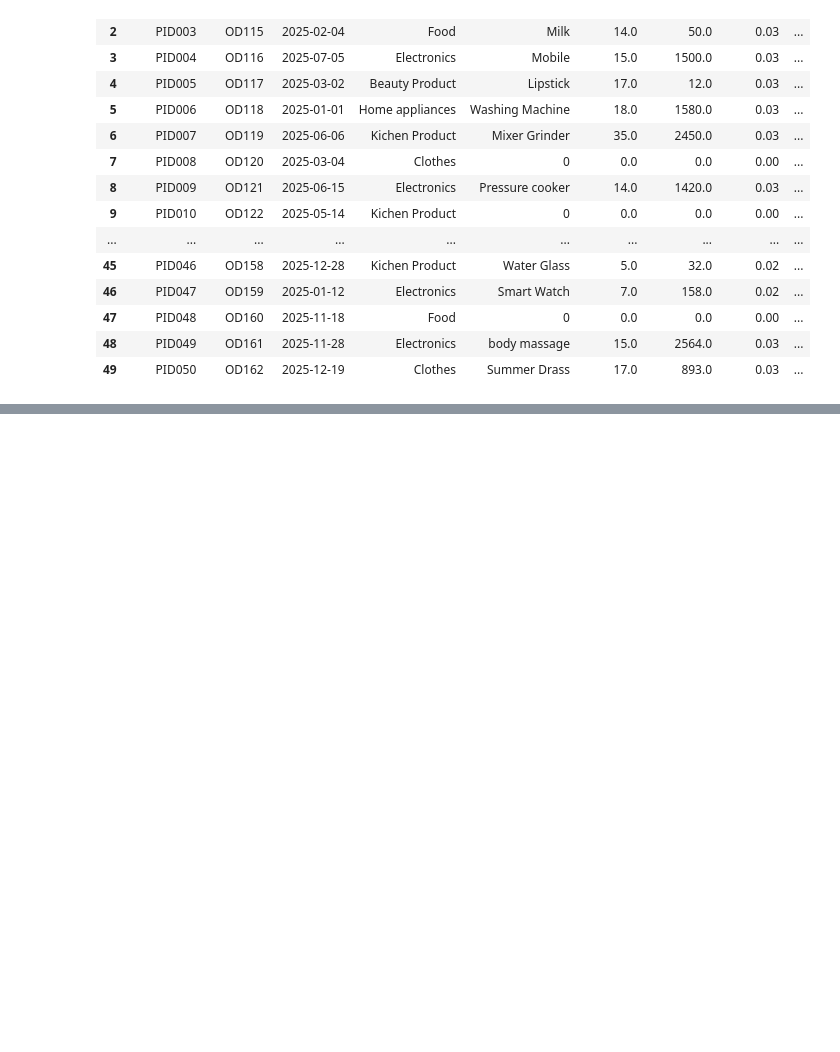
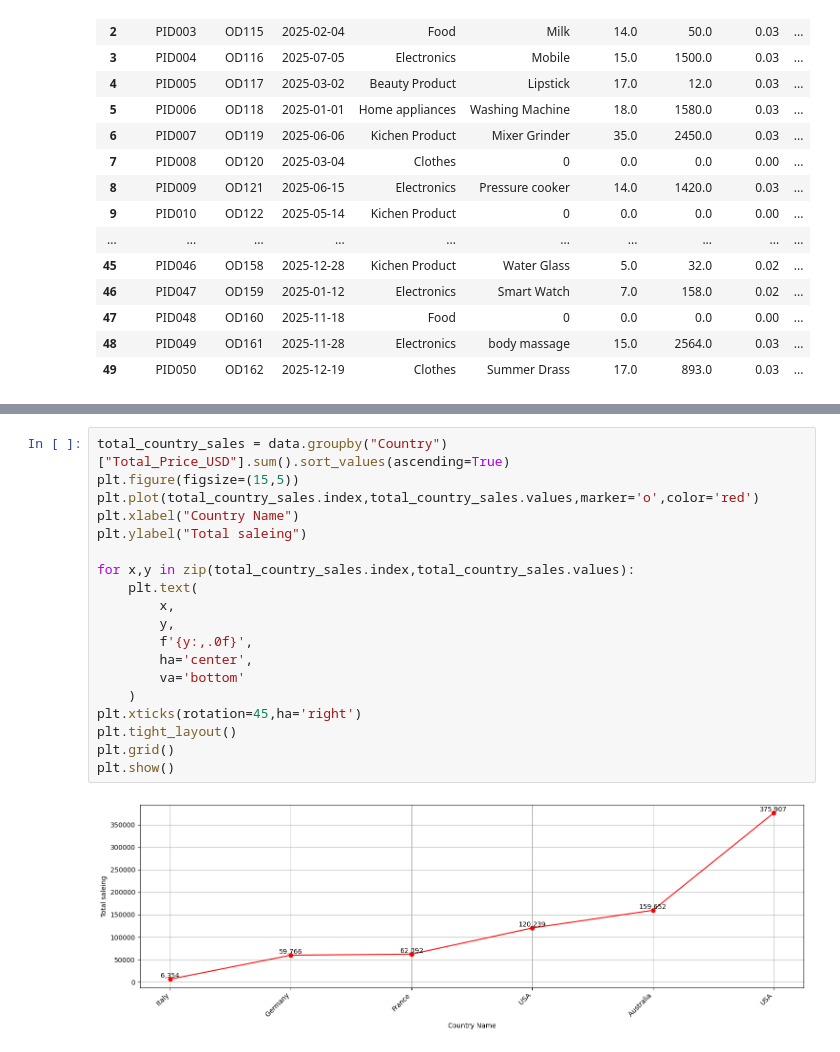
Before and after one commit to Aniket07Parida/Data-Science-Projects, a Jupyter notebook: shoping-data.ipynb, the cells around one changed output, grey strips where cells are left out. Saved outputs shown, nothing was run; the diff lists cells and outputs as text; blank space fills up the shorter version.

```diff
--- a/shoping-data.ipynb
+++ b/shoping-data.ipynb
@@ -178,0 +200,21 @@ data
+# %%
+total_country_sales = data.groupby("Country")["Total_Price_USD"].sum().sort_values(ascending=True)
+plt.figure(figsize=(15,5))
+plt.plot(total_country_sales.index,total_country_sales.values,marker='o',color='red')
+plt.xlabel("Country Name")
+plt.ylabel("Total saleing")
+
+for x,y in zip(total_country_sales.index,total_country_sales.values):
+    plt.text(
+        x,
+        y,
+        f'{y:,.0f}',
+        ha='center',
+        va='bottom'
+    )
+plt.xticks(rotation=45,ha='right')
+plt.tight_layout()
+plt.grid()
+plt.show()
+# %% [output]
+[figure, added]
```
Also changed, not shown: parts of 6 cells of this notebook.
